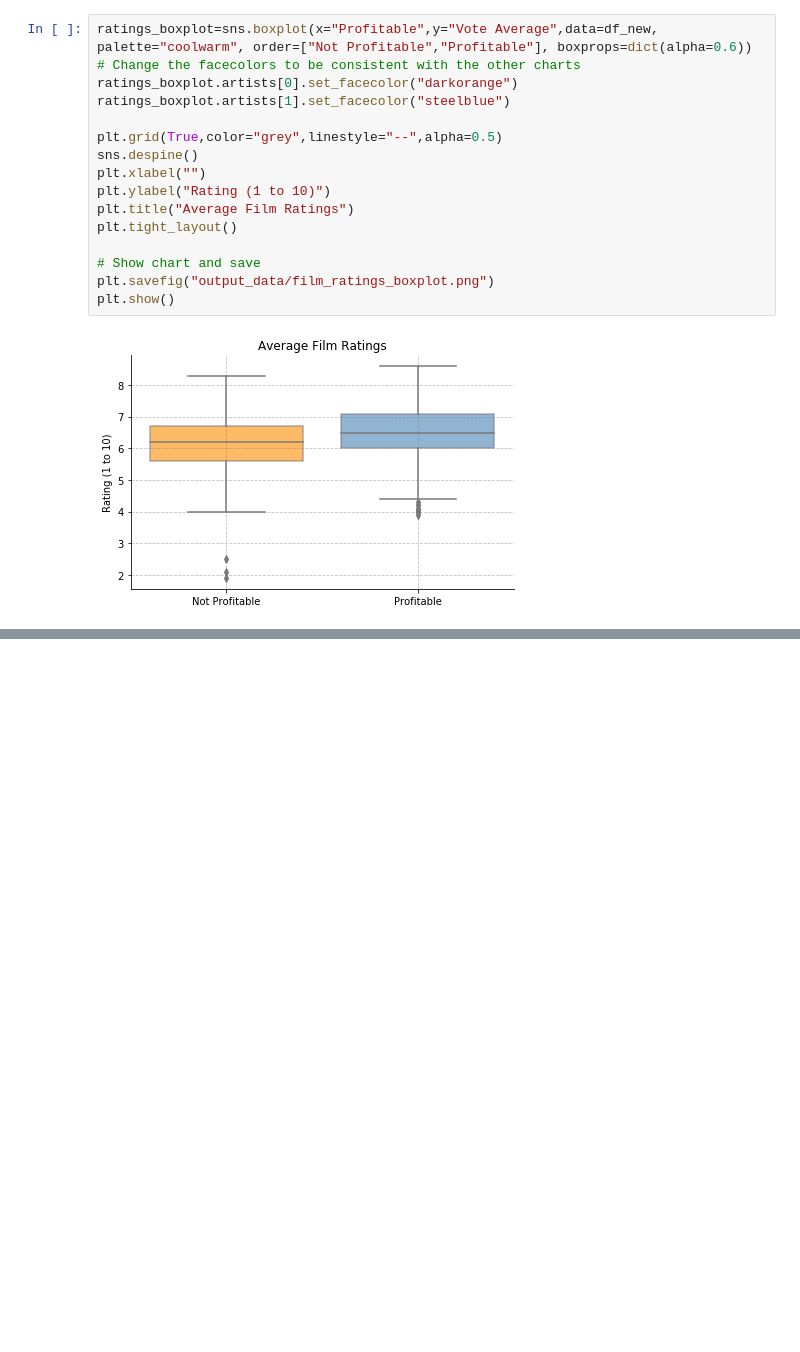
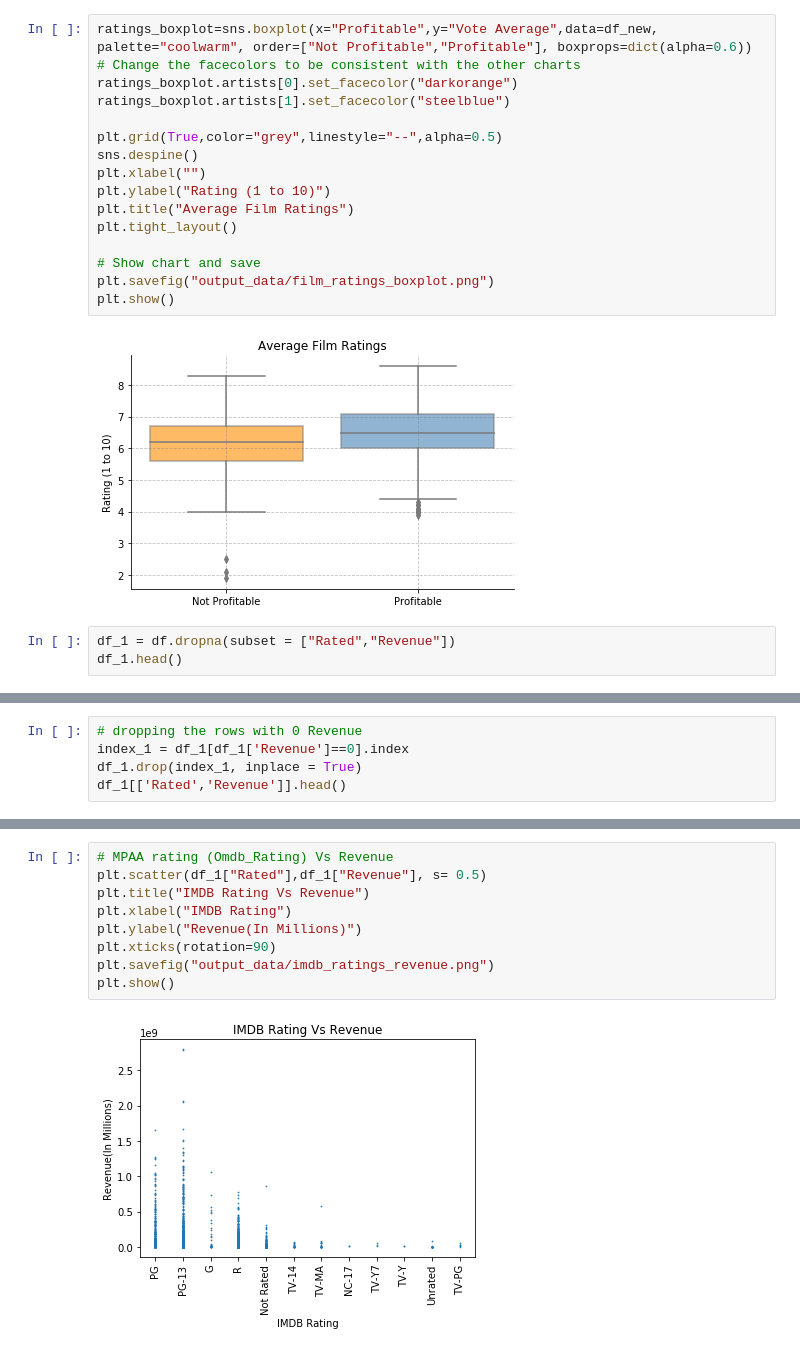
Before and after one commit to masonxmh/python_api_project1, a Jupyter notebook: dataAnalysis.ipynb, the cells around one changed output, grey strips where cells are left out. Drawn from its saved outputs; the diff is of its cells as text; blank space fills up the shorter version.

```diff
--- a/dataAnalysis.ipynb
+++ b/dataAnalysis.ipynb
@@ -466,3 +489,6 @@ plt.savefig("output_data/film_ratings_boxplot.png")
 plt.show()
 # %% [output]
 [figure]
+# %%
+df_1 = df.dropna(subset = ["Rated","Revenue"])
+df_1.head()
@@ -468,0 +503,5 @@ plt.show()
+# %%
+# dropping the rows with 0 Revenue
+index_1 = df_1[df_1['Revenue']==0].index
+df_1.drop(index_1, inplace = True)
+df_1[['Rated','Revenue']].head()
@@ -468,0 +536,11 @@ plt.show()
+# %%
+# MPAA rating (Omdb_Rating) Vs Revenue
+plt.scatter(df_1["Rated"],df_1["Revenue"], s= 0.5)
+plt.title("IMDB Rating Vs Revenue")
+plt.xlabel("IMDB Rating")
+plt.ylabel("Revenue(In Millions)")
+plt.xticks(rotation=90)
+plt.savefig("output_data/imdb_ratings_revenue.png")
+plt.show()
+# %% [output]
+[figure, added]
```
Also changed, not shown: parts of 19 cells of this notebook, 3 other files.
